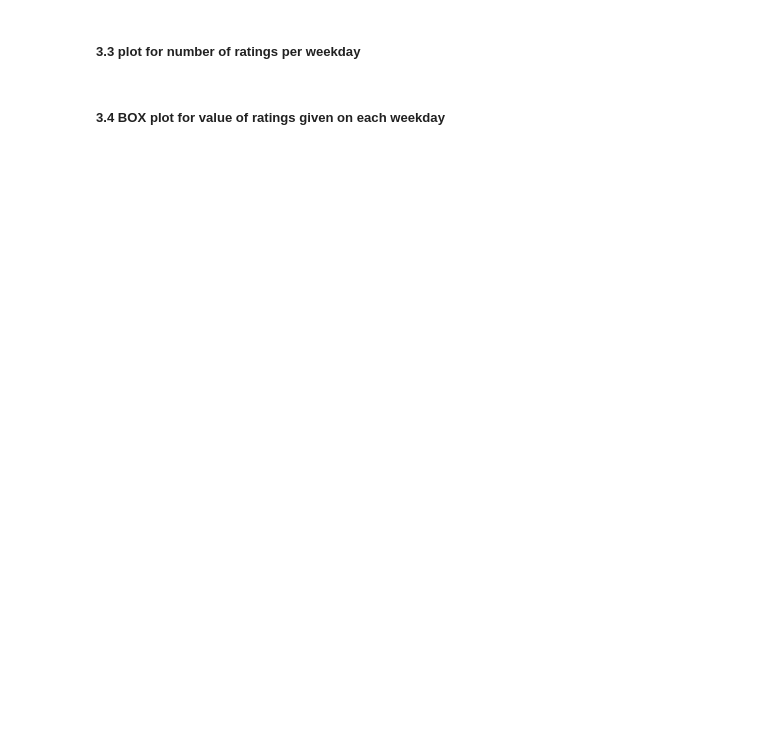
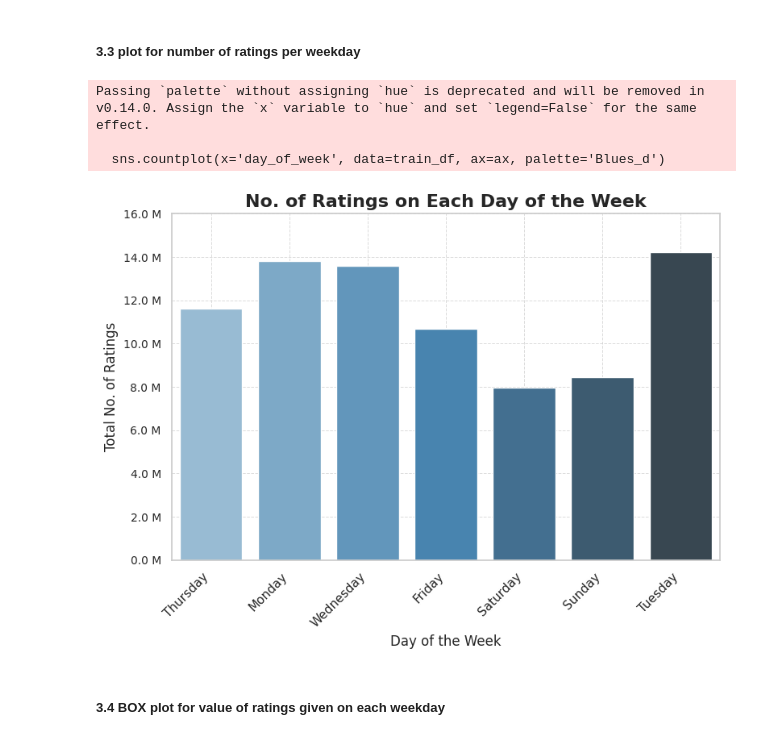
Before and after one commit to Tarandeep97/NetflixRecSys, a Jupyter notebook: NetflixRecSys.ipynb, the cells around one changed output. Drawn from its saved outputs; the diff is of its cells as text; code cells hidden in the pictures; blank space fills up the shorter version.

```diff
--- a/NetflixRecSys.ipynb
+++ b/NetflixRecSys.ipynb
@@ -224,13 +233,22 @@ plt.show()
 # %% [markdown]
 ##### 3.3 plot for number of ratings per weekday
 # %%
-fig, ax = plt.subplots()
-sns.countplot(x='day_of_week', data=train_df, ax=ax)
-plt.title('No of ratings on each day...')
-plt.ylabel('Total no of ratings')
-plt.xlabel('')
-ax.set_yticklabels([human(item, 'M') for item in ax.get_yticks()])
+fig, ax = plt.subplots(figsize=(8, 6))
+sns.countplot(x='day_of_week', data=train_df, ax=ax, palette='Blues_d')
+plt.title('No. of Ratings on Each Day of the Week', fontsize=16, fontweight='bold')
+plt.ylabel('Total No. of Ratings', fontsize=12)
+plt.xlabel('Day of the Week', fontsize=12)
+ax.set_yticks(ax.get_yticks())
+ax.set_yticklabels([human(item, 'M') for item in ax.get_yticks()], fontsize=10)
+plt.xticks(rotation=45, ha='right')
+plt.grid(True, linestyle='--', linewidth=0.7, alpha=0.7)
+plt.tight_layout()
 plt.show()
+# %% [output]
+Passing `palette` without assigning `hue` is deprecated and will be removed in v0.14.0. Assign the `x` variable to `hue` and set `legend=False` for the same effect.
+
+  sns.countplot(x='day_of_week', data=train_df, ax=ax, palette='Blues_d')
+[figure, added]
 # %% [markdown]
 ##### 3.4 BOX plot for value of ratings given on each weekday
 # %%
```
Also changed, not shown: parts of 27 cells of this notebook.
